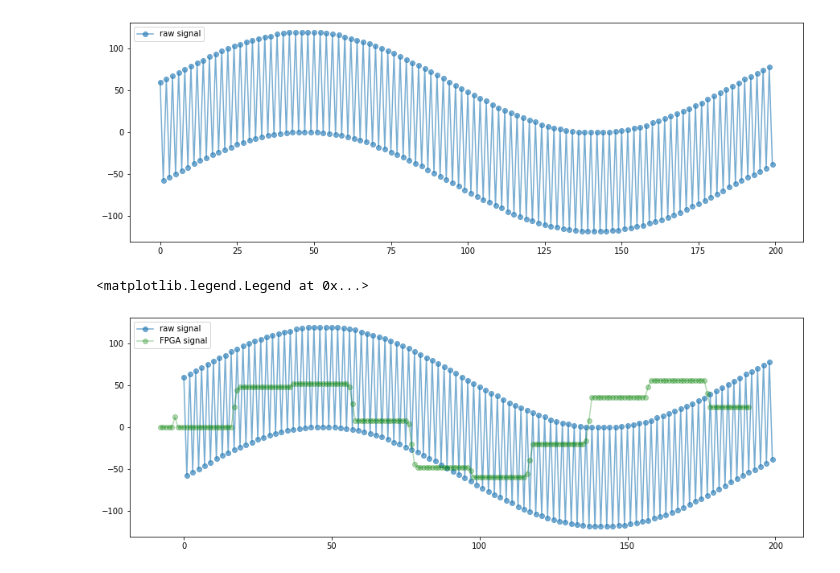
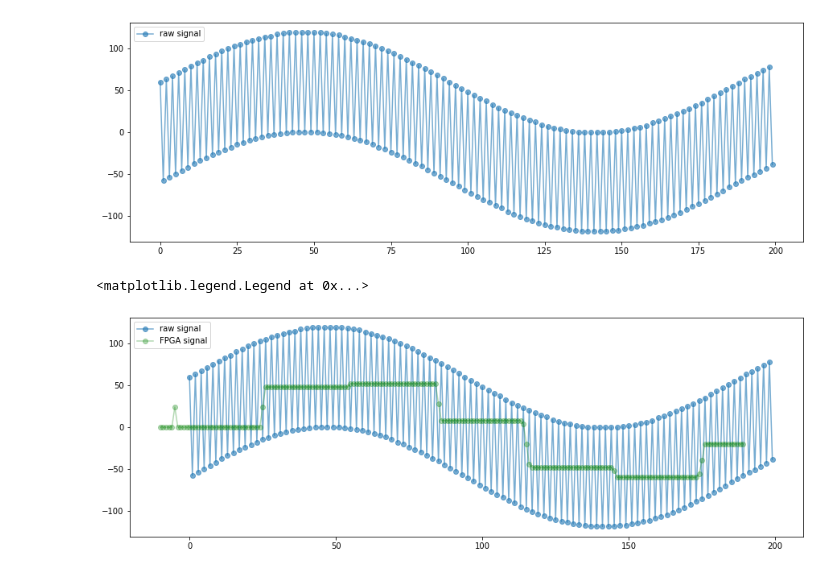
Before and after one commit to SaverioMonaco/4-Taps-FIR-Filter, a Jupyter notebook: src/analysis.ipynb, the cells around one changed output. Drawn from its saved outputs; the diff is of its cells as text; code cells hidden in the pictures.

```diff
--- a/src/analysis.ipynb
+++ b/src/analysis.ipynb
@@ -28,19 +28,19 @@ plt.legend(loc="upper left")
 # After being computed on the actual FPGA
 # %%
 # we save the result obtained using the testbench in a array named tb
-fpga = [0,0,0,0,0,3,0,0,0,0,0,0,0,0,0,0,0,0,0,0,0,0,0,0,0,6,11,12,12,12,12,12,12,12,12,12,12,12,12,12,12,12,12,12,12,13,13,13,13,13,13,13,13,13,13,13,13,13,13,13,13,13,13,13,12,7,2,2,2,2,2,2,2,2,2,2,2,2,2,2,2,2,2,2,1,-5,-11,-12,-12,-12,-12,-12,-12,-12,-12,-12,-12,-12,-12,-12,-12,-12,-12,-12,-12,-13,-15,-15,-15,-15,-15,-15,-15,-15,-15,-15,-15,-15,-15,-15,-15,-15,-15,-15,-14,-10,-5,-5,-5,-5,-5,-5,-5,-5,-5,-5,-5,-5,-5,-5,-5,-5,-5,-5,-4,2,9,9,9,9,9,9,9,9,9,9,9,9,9,9,9,9,9,9,9,12,14,14,14,14,14,14,14,14,14,14,14,14,14,14,14,14,14,14,14,10,6,6,6,6,6,6,6,6,6,6,6,6,6,6]
+fpga = [0,0,0,0,0,6,0,0,0,0,0,0,0,0,0,0,0,0,0,0,0,0,0,0,0,0,0,0,0,0,0,0,0,0,0,6,12,12,12,12,12,12,12,12,12,12,12,12,12,12,12,12,12,12,12,12,12,12,12,12,12,12,12,12,12,13,13,13,13,13,13,13,13,13,13,13,13,13,13,13,13,13,13,13,13,13,13,13,13,13,13,13,13,13,13,7,2,2,2,2,2,2,2,2,2,2,2,2,2,2,2,2,2,2,2,2,2,2,2,2,2,2,2,2,1,-5,-11,-12,-12,-12,-12,-12,-12,-12,-12,-12,-12,-12,-12,-12,-12,-12,-12,-12,-12,-12,-12,-12,-12,-12,-12,-12,-12,-12,-12,-13,-15,-15,-15,-15,-15,-15,-15,-15,-15,-15,-15,-15,-15,-15,-15,-15,-15,-15,-15,-15,-15,-15,-15,-15,-15,-15,-15,-15,-14,-10,-5,-5,-5,-5,-5,-5,-5,-5,-5,-5,-5,-5,-5,-5]
 for i in range(len(fpga)):
-    fpga[i] = 4*fpga[i]
+    fpga[i] = (2**10/2**8)*fpga[i]
 # %%
 plt.figure(figsize=(15, 5))
 
 t = np.arange(len(input_sig))
 plt.plot(t, input_sig, '-o',alpha=.6,label='raw signal')
 t = np.arange(len(fpga))
-plt.plot(t-8, fpga, '-o', color='g',alpha=.3,label='FPGA signal')
+plt.plot(t-10, fpga, '-o', color='g',alpha=.3,label='FPGA signal')
 #plt.title("")
 #plt.xlim(0,130) #just for the latex report
 plt.legend(loc="upper left")
 # %% [output]
 <matplotlib.legend.Legend at 0x...>
-[figure, old version]
+[figure, new version]
```
Also changed, not shown: 1 other file.
